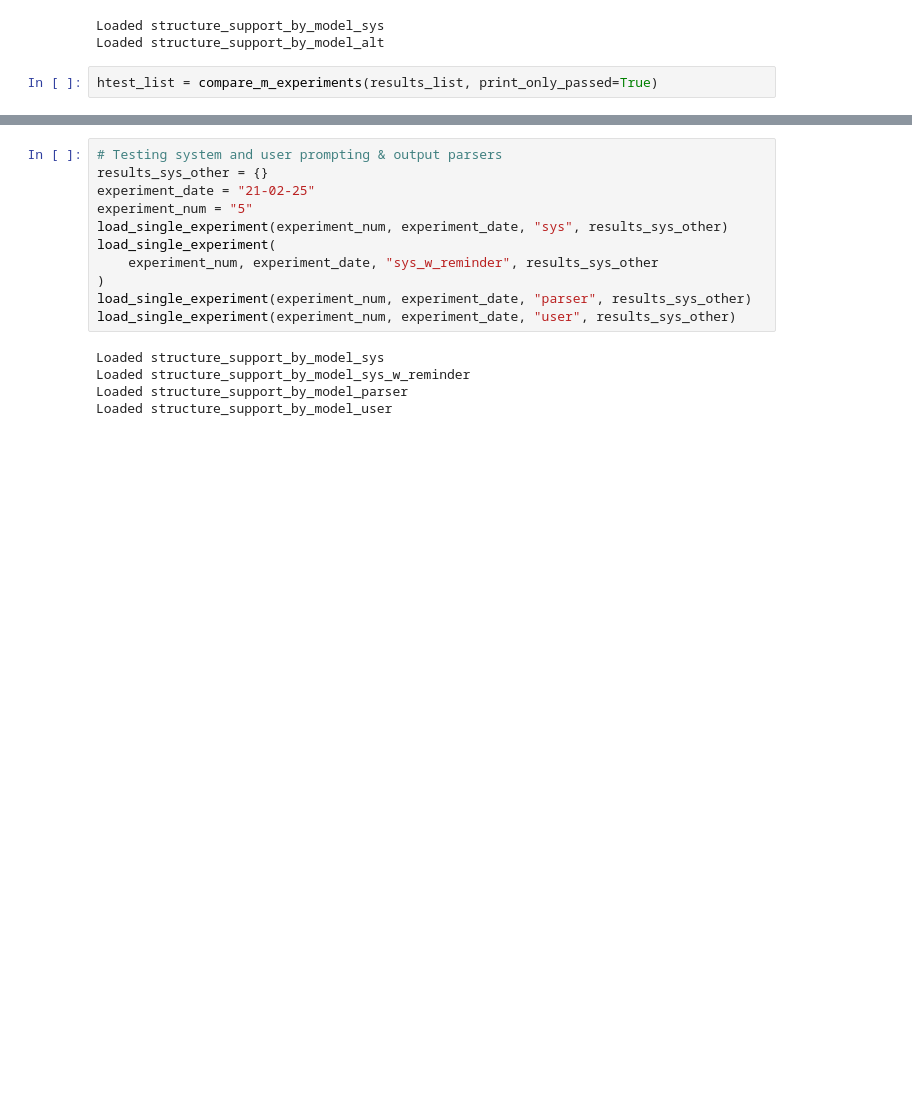
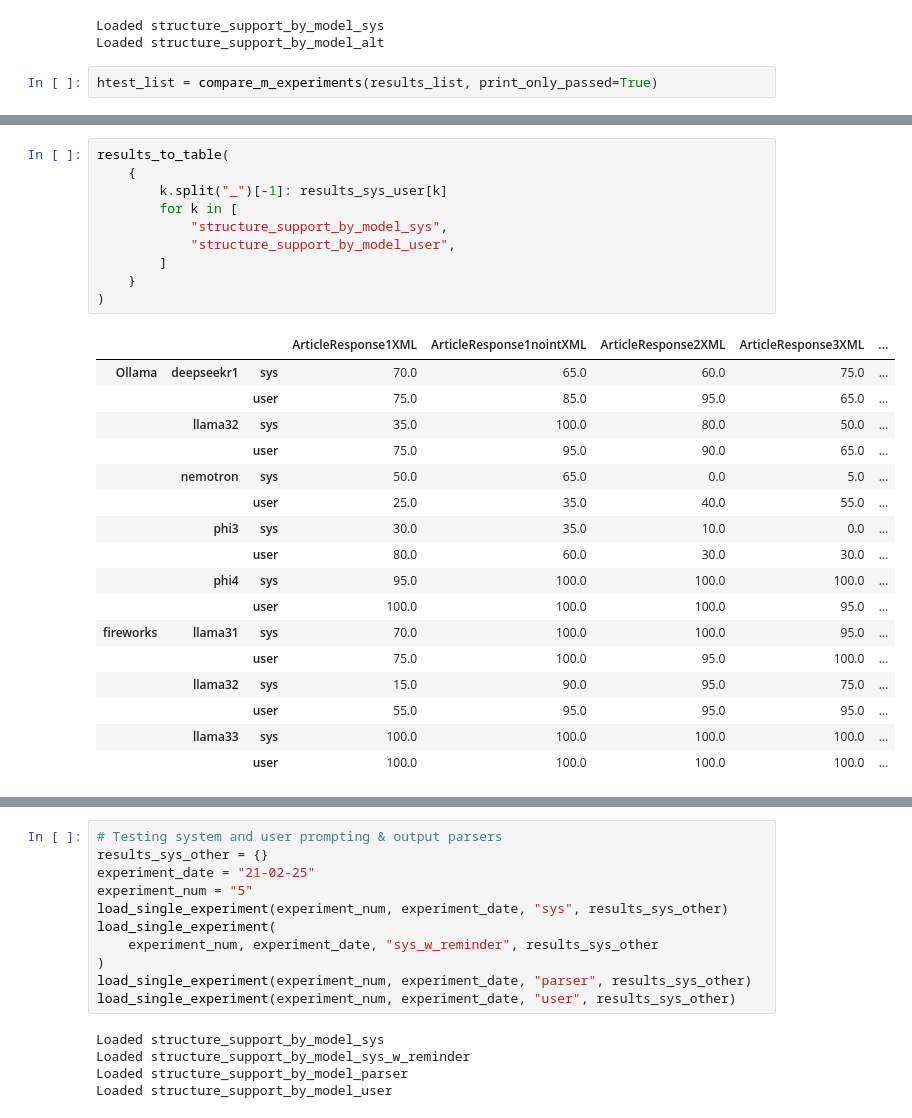
Before and after one commit to adocherty/mastering-structured-output, a Jupyter notebook: collate_and_test_results.ipynb, the cells around one changed output, grey strips where cells are left out. Cells and saved outputs as stored; diff of their text form; blank space fills up the shorter version.

```diff
--- a/collate_and_test_results.ipynb
+++ b/collate_and_test_results.ipynb
@@ -135,2 +58,30 @@ Loaded structure_support_by_model_sp
 Loaded structure_support_by_model_user
+# %%
+results_to_table(
+    {
+        k.split("_")[-1]: results_sys_user[k]
+        for k in [
+            "structure_support_by_model_sys",
+            "structure_support_by_model_user",
+        ]
+    }
+)
+# %% [output]
+|  |  |  | ArticleResponse1XML | ArticleResponse1nointXML | ArticleResponse2XML | ArticleResponse3XML | ... |
+| Ollama | deepseekr1 | sys | 70.0 | 65.0 | 60.0 | 75.0 | ... |
+|  |  | user | 75.0 | 85.0 | 95.0 | 65.0 | ... |
+|  | llama32 | sys | 35.0 | 100.0 | 80.0 | 50.0 | ... |
+|  |  | user | 75.0 | 95.0 | 90.0 | 65.0 | ... |
+|  | nemotron | sys | 50.0 | 65.0 | 0.0 | 5.0 | ... |
+|  |  | user | 25.0 | 35.0 | 40.0 | 55.0 | ... |
+|  | phi3 | sys | 30.0 | 35.0 | 10.0 | 0.0 | ... |
+|  |  | user | 80.0 | 60.0 | 30.0 | 30.0 | ... |
+|  | phi4 | sys | 95.0 | 100.0 | 100.0 | 100.0 | ... |
+|  |  | user | 100.0 | 100.0 | 100.0 | 95.0 | ... |
+| fireworks | llama31 | sys | 70.0 | 100.0 | 100.0 | 95.0 | ... |
+|  |  | user | 75.0 | 100.0 | 95.0 | 100.0 | ... |
+|  | llama32 | sys | 15.0 | 90.0 | 95.0 | 75.0 | ... |
+|  |  | user | 55.0 | 95.0 | 95.0 | 95.0 | ... |
+|  | llama33 | sys | 100.0 | 100.0 | 100.0 | 100.0 | ... |
+|  |  | user | 100.0 | 100.0 | 100.0 | 100.0 | ... |
 # %%
```
Also changed, not shown: parts of 23 cells of this notebook, 4 other files.
